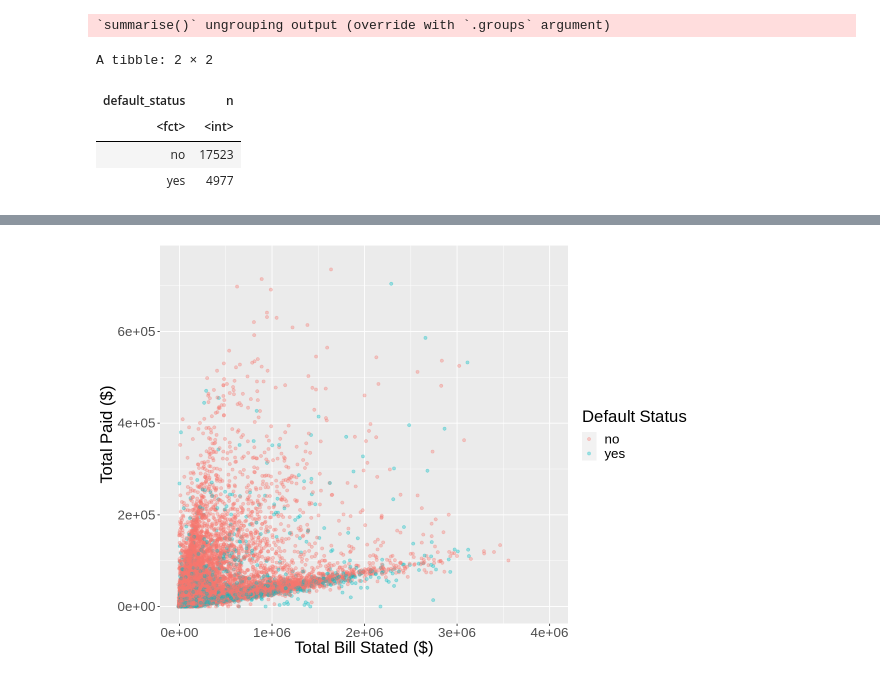
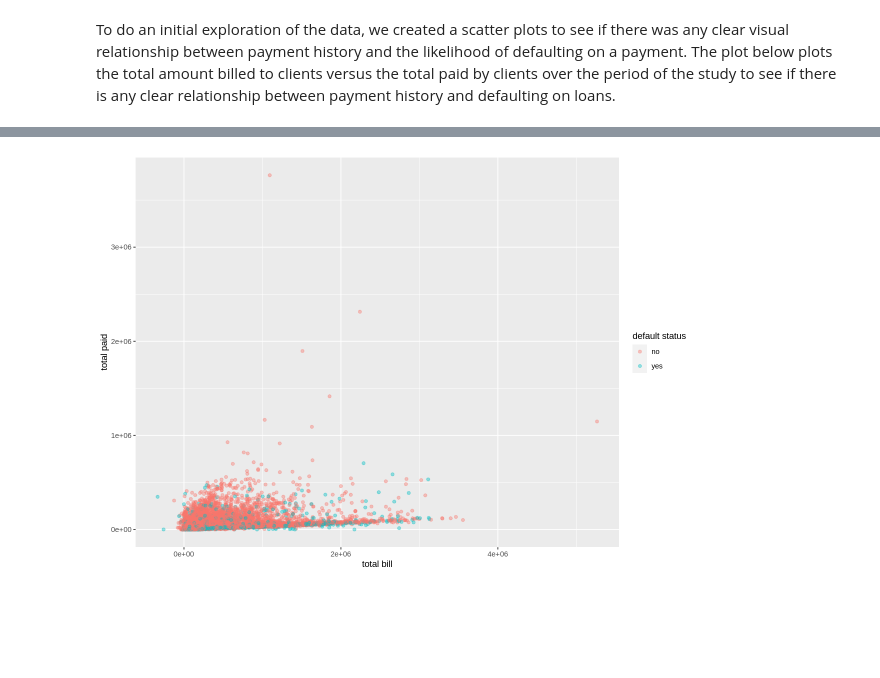
Before and after one commit to jorosafi/dsci-group-project, a Jupyter notebook: default-prediction.ipynb, the cells around one changed output, grey strips where cells are left out. Cells and saved outputs as stored; diff of their text form; code cells hidden in the pictures; blank space fills up the shorter version.

```diff
--- a/default-prediction.ipynb
+++ b/default-prediction.ipynb
@@ -24,0 +17,3 @@ Warning message:
+# %%
+df_default <- read_csv('https://github.com/jorosafi/dsci-group-project/blob/main/data/cc-defaults.csv?raw=true')
+head(df_default)
@@ -25,7 +44,9 @@ Warning message:
 # %%
-df_default <- read_excel('data/default-cc-data.xls')  %>%
-    select(-c(X1:X11))%>%
-    rename(client_id = "...1", sep_bill = X12 ,
+df_default_tidy <- df_default %>%
+    select(-c(X2:X11))%>%
+    rename(client_id = "X1",
+           balance_limit = X1_1,
+           sep_bill = X12 ,
            aug_bill= X13 ,
            july_bill= X14,
            june_bill= X15,
@@ -41,7 +62,13 @@ df_default <- read_excel('data/default-cc-data.xls')  %>%
     slice(2:30001) %>%
     mutate_if(is.character, as.numeric) %>%
     mutate(client_id = as.character(client_id),
-          default_status = case_when(default_status =="1"~"yes",
+           default_status = case_when(default_status =="1"~"yes",
                                      default_status== "0"~"no"),
-          default_status = as.factor(default_status))
+           default_status = as.factor(default_status),
+           average_bill = (sep_bill + aug_bill + july_bill + june_bill + may_bill +april_bill)/6,
+           average_paid = (sep_paid + aug_paid + july_paid + june_paid + may_paid +april_paid)/6,
+           total_bill = sep_bill + aug_bill + july_bill + june_bill + may_bill +april_bill,
+           total_paid = sep_paid + aug_paid + july_paid + june_paid + may_paid +april_paid)
+
+head(df_default_tidy)
 # %% [output]
@@ -94,27 +84,11 @@ default_test <- testing(split_default)
-# %%
-summary_default <- default_train %>%
-    group_by(default_status) %>%
-    summarize(n=n())
-
-summary_default
-# %% [output]
-`summarise()` ungrouping output (override with `.groups` argument)
-A tibble: 2 × 2
-| default_status | n |
-| <fct> | <int> |
-| no | 17523 |
-| yes | 4977 |
+# %% [markdown]
+To do an initial exploration of the data, we created a scatter plots to see if there was any clear visual relationship between payment history and the likelihood of defaulting on a payment. The plot below plots the total amount billed to clients versus the total paid by clients over the period of the study to see if there is any clear relationship between payment history and defaulting on loans.
 # %%
+options(repr.plot.length = 20)
 options(repr.plot.width = 10)
-options(repr.plot.length = 10)
 
-default_total <- default_average %>%
-    ggplot(aes ( x = total_bill, y= total_paid, colour = default_status)) +
-    geom_point(alpha = 0.35) +
-    labs( x = "Total Bill Stated ($)", y= "Total Paid ($)", colour = "Default Status")+
-    theme(text =element_text ( size = 20))+
-    scale_x_continuous( limits= c(-12500, 4e+6))+
-    scale_y_continuous(limits = c(0, 750000))
-
-default_total
+sep_bill_plot = ggplot(df_default_tidy, aes(x = total_bill, y = total_paid, colour = default_status)) +
+geom_point(alpha = 0.4)+
+labs(x = "total bill", y = "total paid",colour = "default status")
+sep_bill_plot
 # %% [output]
@@ -123 +95 @@ Warning message:
-[figure, old version]
+[figure, new version]
```
Also changed, not shown: parts of 10 cells of this notebook.
